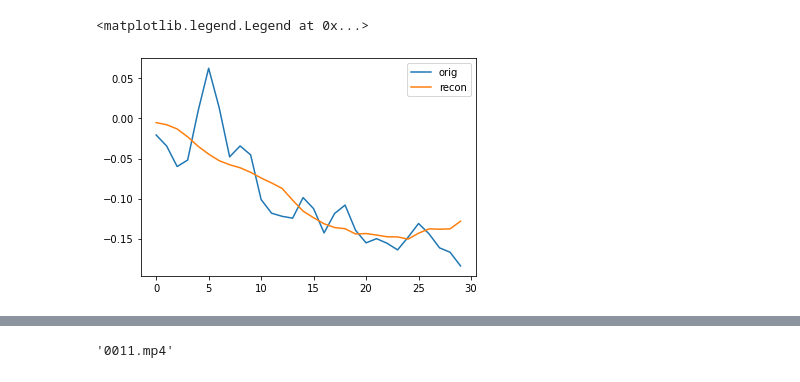
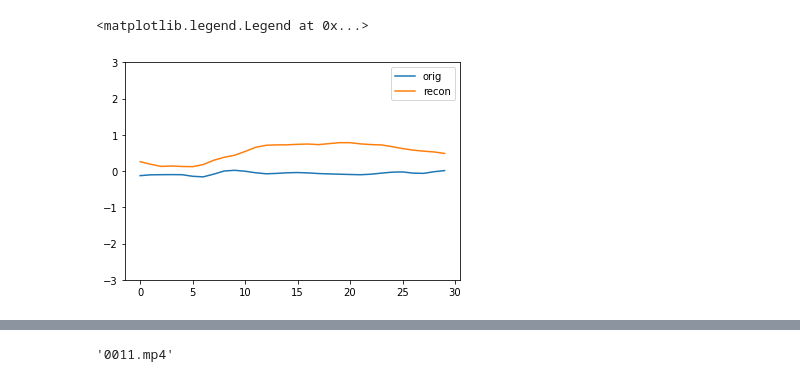
Before and after one commit to ysterin/deep_cluster, a Jupyter notebook: autoencoder KMeans.ipynb, the cells around one changed output, grey strips where cells are left out. Saved outputs shown, nothing was run; the diff lists cells and outputs as text; code cells hidden in the pictures.

```diff
--- a/autoencoder KMeans.ipynb
+++ b/autoencoder KMeans.ipynb
@@ -25,5 +29,5 @@ pd.set_option('mode.chained_assignment', None)
 # %%
-data_root = Path("/home/shuki/storage/Data/K6/")
+data_root = Path("/home/orel/Storage/Data/K6/")
 landmark_files = []
 for subdir in os.listdir(data_root):
     for file in os.listdir(data_root/subdir/'Down'):
@@ -129,8 +206,11 @@ for subdir in os.listdir(data_root):
 # %%
-from simple_autoencoder import PLAutoencoder
+# from simple_autoencoder import PLAutoencoder
+# import importlib
+# importlib.reload(simple_autoencoder)
 
 %pdb off
-model = PLAutoencoder(n_neurons=[2*12*30, 1024, 1024, 512, 32], lr=1e-4, landmark_files=landmark_files)
+seqlen = 30
+model = PLAutoencoder(n_neurons=[2*12*seqlen, 1024, 1024, 512, 32], lr=3e-4, seqlen=seqlen, landmark_files=landmark_files)
 trainer = pl.Trainer(gpus=1, progress_bar_refresh_rate=10, max_epochs=50, )
 trainer.fit(model)
 # %% [output]
@@ -147,14 +242,15 @@ Saving latest checkpoint..
 # %%
 dl = model.val_dataloader()
 bx = next(iter(dl))
 with torch.no_grad():
     out = model(bx)
-plt.plot(bx[150].cpu().numpy().reshape(30, 24)[:,0], label='orig')
-plt.plot(out[150].cpu().numpy().reshape(30, 24)[:,0], label='recon')
+plt.plot(bx[150].cpu().numpy().reshape(seqlen, 24)[:,7], label='orig')
+plt.plot(out.loc[150].cpu().numpy().reshape(seqlen, 24)[:,7], label='recon')
+plt.ylim((-3, 3))
 plt.legend()
 # %% [output]
 <matplotlib.legend.Legend at 0x...>
-[figure, old version]
+[figure, new version]
 # %%
 landmark_datasets = []
 for file in landmark_files:
```
Also changed, not shown: parts of 12 cells of this notebook.
